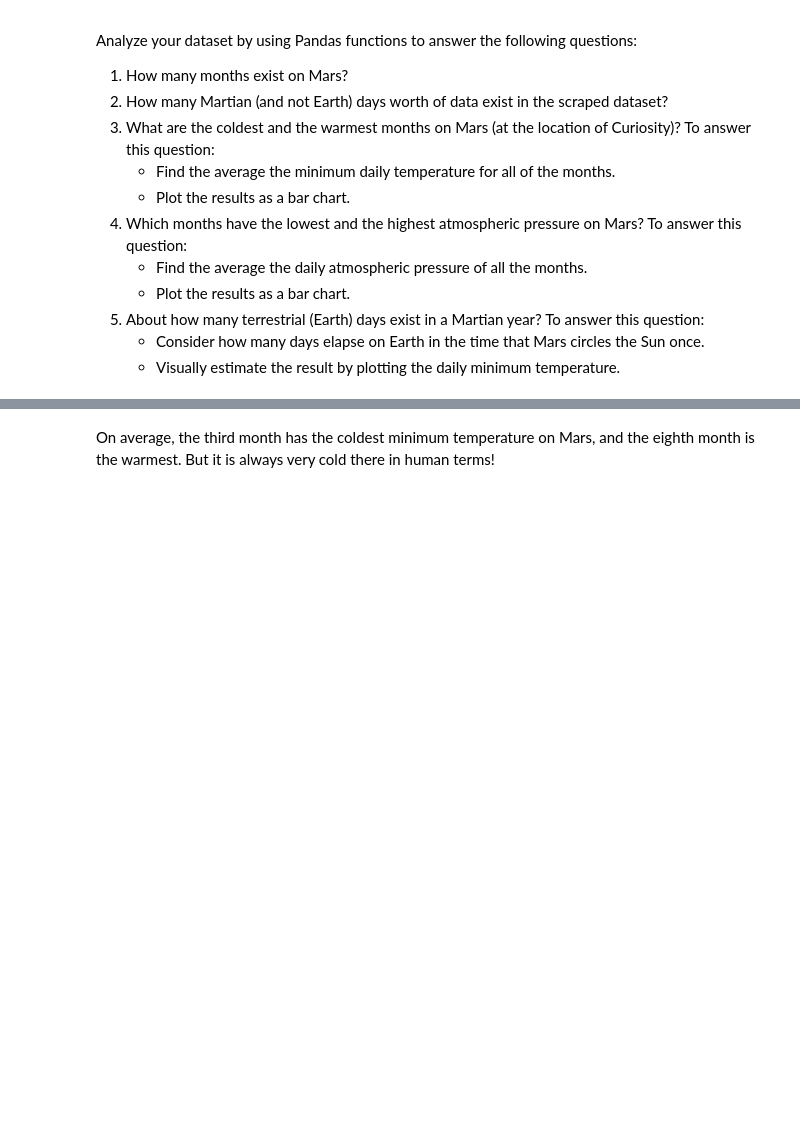
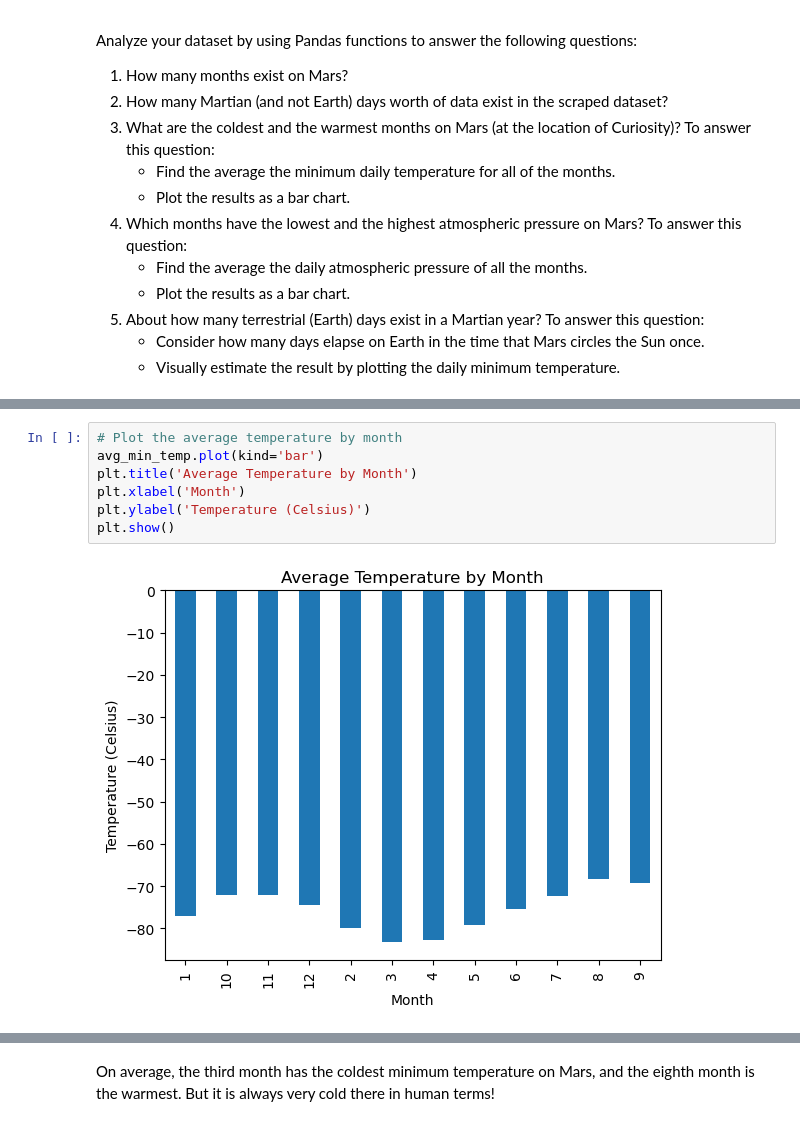
Before and after one commit to MaggieJane95/data-scraping, a Jupyter notebook: part_2_mars_weather .ipynb, the cells around one changed output, grey strips where cells are left out. Saved outputs shown, nothing was run; the diff lists cells and outputs as text; blank space fills up the shorter version.

```diff
--- a/part_2_mars_weather .ipynb
+++ b/part_2_mars_weather .ipynb
@@ -161,2 +173,11 @@ Name: min_temp, dtype: float64
+# %%
+# Plot the average temperature by month
+avg_min_temp.plot(kind='bar')
+plt.title('Average Temperature by Month')
+plt.xlabel('Month')
+plt.ylabel('Temperature (Celsius)')
+plt.show()
+# %% [output]
+[figure, added]
 # %%
 # Identify the coldest and hottest months in Curiosity's location
```
Also changed, not shown: parts of 17 cells of this notebook, 2 other files.
